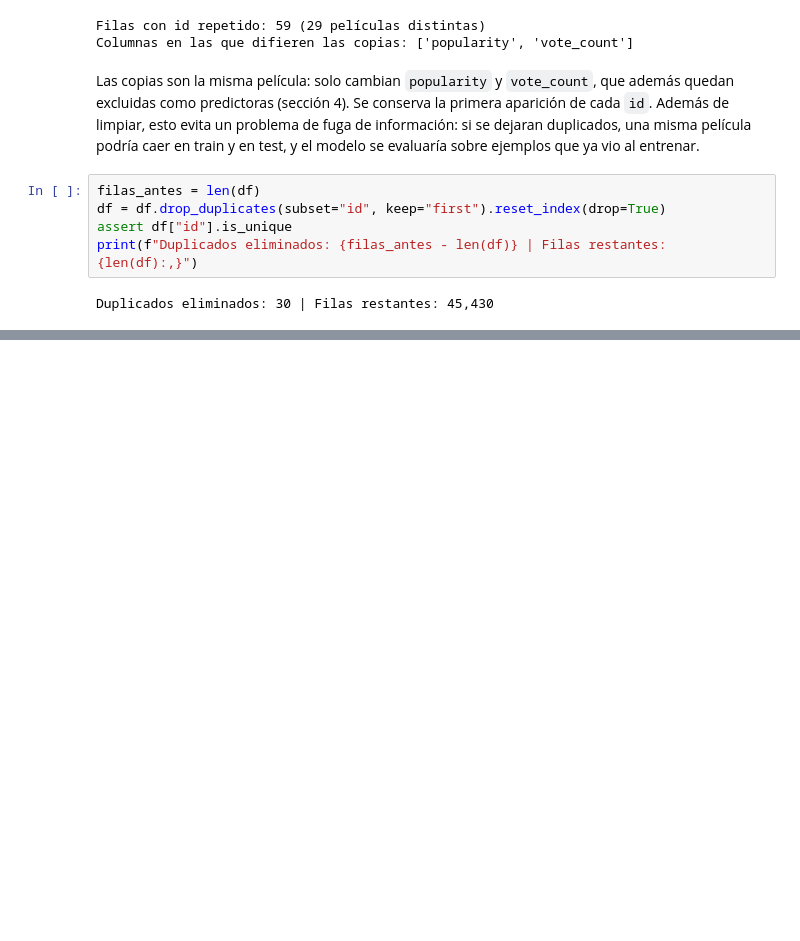
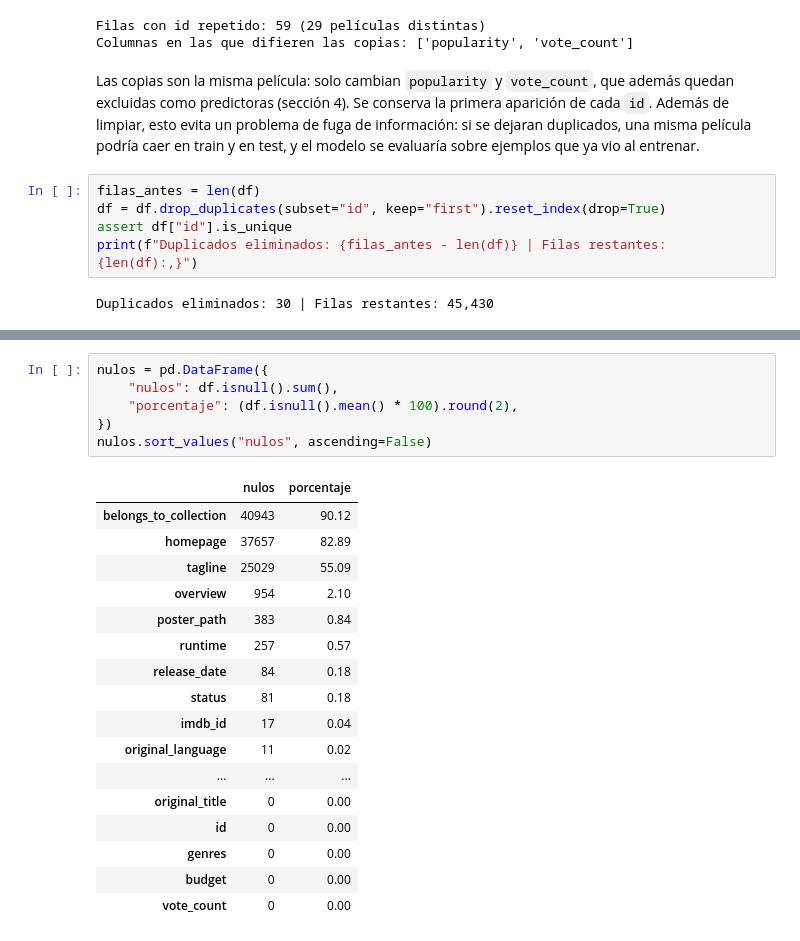
Before and after one commit to amunera66/proyecto-modelos-1, a Jupyter notebook: fase-1/fase1_modelo_predictivo.ipynb, the cells around one changed output, grey strips where cells are left out. Drawn from its saved outputs; the diff is of its cells as text; blank space fills up the shorter version.

```diff
--- a/fase-1/fase1_modelo_predictivo.ipynb
+++ b/fase-1/fase1_modelo_predictivo.ipynb
@@ -190,0 +197,24 @@ Duplicados eliminados: 30 | Filas restantes: 45,430
+# %%
+nulos = pd.DataFrame({
+    "nulos": df.isnull().sum(),
+    "porcentaje": (df.isnull().mean() * 100).round(2),
+})
+nulos.sort_values("nulos", ascending=False)
+# %% [output]
+|  | nulos | porcentaje |
+| belongs_to_collection | 40943 | 90.12 |
+| homepage | 37657 | 82.89 |
+| tagline | 25029 | 55.09 |
+| overview | 954 | 2.10 |
+| poster_path | 383 | 0.84 |
+| runtime | 257 | 0.57 |
+| release_date | 84 | 0.18 |
+| status | 81 | 0.18 |
+| imdb_id | 17 | 0.04 |
+| original_language | 11 | 0.02 |
+| ... | ... | ... |
+| original_title | 0 | 0.00 |
+| id | 0 | 0.00 |
+| genres | 0 | 0.00 |
+| budget | 0 | 0.00 |
+| vote_count | 0 | 0.00 |
```
Also changed, not shown: parts of 12 cells of this notebook.
